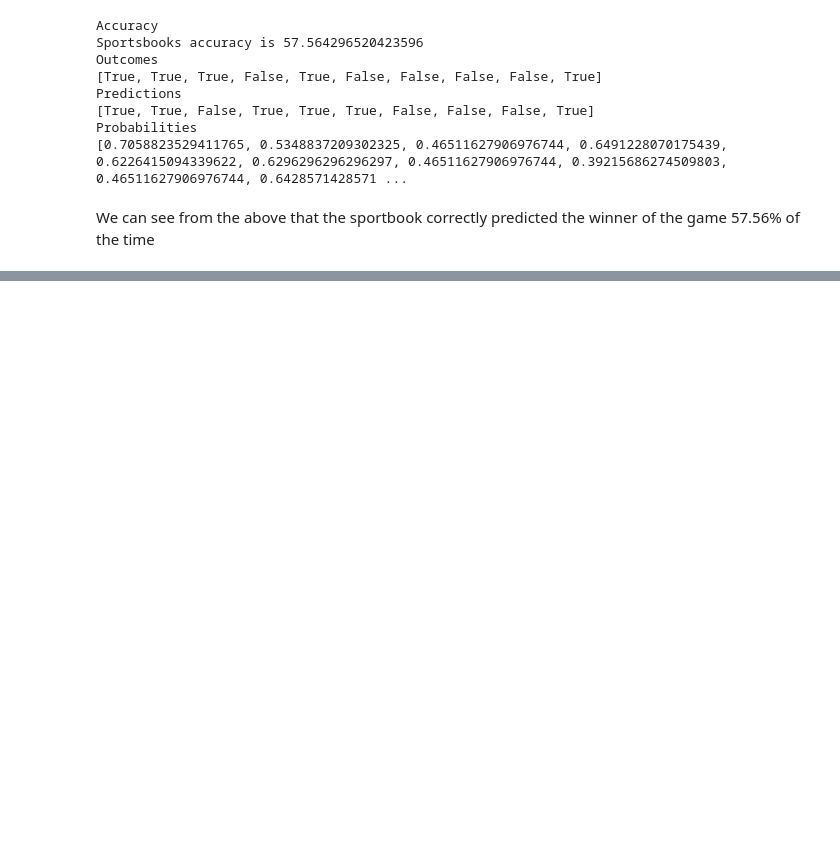
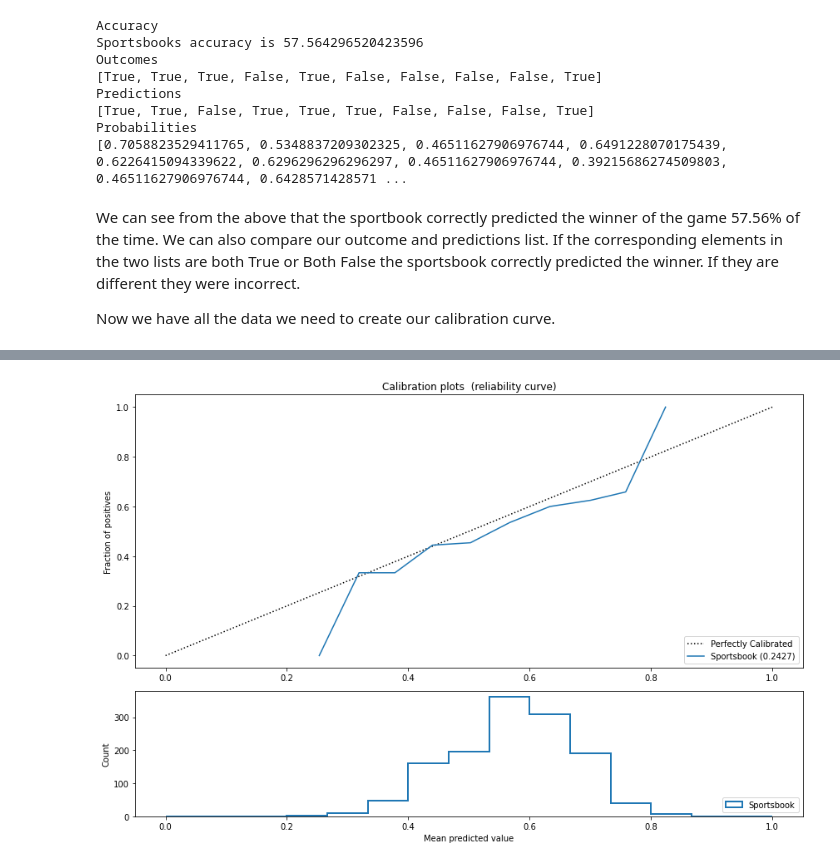
Before and after one commit to patrick1601/nhl_analysis, a Jupyter notebook: scripts/sb_evaluation_0.ipynb, the cells around one changed output, grey strips where cells are left out. Cells and saved outputs as stored; diff of their text form; code cells hidden in the pictures; blank space fills up the shorter version.

Commit message:
adde calibration curve

```diff
--- a/scripts/sb_evaluation_0.ipynb
+++ b/scripts/sb_evaluation_0.ipynb
@@ -99,14 +97,0 @@ Lets first try retrieving the required data for one day before we try everyday o
-# %%
-#date we will retrieve data for
-date = dates[0]
-# initialize empty list that will hold our data
-games=[]
-
-# get response from covers.com
-date = date.strftime('%Y-%m-%d')
-url = f'https://www.covers.com/sports/nhl/matchups?selectedDate={date}'
-resp = requests.get(url)
-
-# parse into BeautifulSoup
-scraped_games = BeautifulSoup(resp.text, features='html.parser').findAll('div', {'class': 'cmg_matchup_game_box'})
-print(scraped_games)
@@ -155,21 +97,0 @@ We can now retrieve our required data
-# %%
-# iterate through all the game boxes and retrieve required information
-for g in scraped_games:
-    game_id = g['data-event-id'] # game_id
-    h_abv = g['data-home-team-shortname-search'] # home_team
-    a_abv = g['data-away-team-shortname-search'] # away_team
-    h_ml = g['data-game-odd'] # home moneyline
-
-    try:
-        h_score = g.find('div', {'class': 'cmg_matchup_list_score_home'}).get_text(strip=True) # home score
-        a_score = g.find('div', {'class': 'cmg_matchup_list_score_away'}).get_text(strip=True) # away score
-    except:  # If a score cannot be found leave as blank
-        h_score = ''
-        a_score = ''
-
-    game = {'date':date, 'game_id':game_id, 'home_team':h_abv,
-            'away_team':a_abv, 'home_ml':h_ml, 'home_score':h_score,
-            'away_score':a_score}
-
-    games.append(game)
-print(games)
@@ -342,4 +266,6 @@ Predictions
 Probabilities
 [0.7058823529411765, 0.5348837209302325, 0.46511627906976744, 0.6491228070175439, 0.6226415094339622, 0.6296296296296297, 0.46511627906976744, 0.39215686274509803, 0.46511627906976744, 0.6428571428571 ...
 # %% [markdown]
-We can see from the above that the sportbook correctly predicted the winner of the game 57.56% of the time
+We can see from the above that the sportbook correctly predicted the winner of the game 57.56% of the time. We can also compare our outcome and predictions list. If the corresponding elements in the two lists are both True or Both False the sportsbook correctly predicted the winner. If they are different they were incorrect.
+
+Now we have all the data we need to create our calibration curve.
@@ -345,0 +321,5 @@ We can see from the above that the sportbook correctly predicted the winner of t
+# %%
+# code to create calibration curve
+data = [(outcomes, predictions, probabilities, 'Sportsbook')]
+cal_curve(data,15)
+# %% [output]
@@ -345,0 +327 @@ We can see from the above that the sportbook correctly predicted the winner of t
+[figure, added]
```
Also changed, not shown: parts of 14 cells of this notebook.
